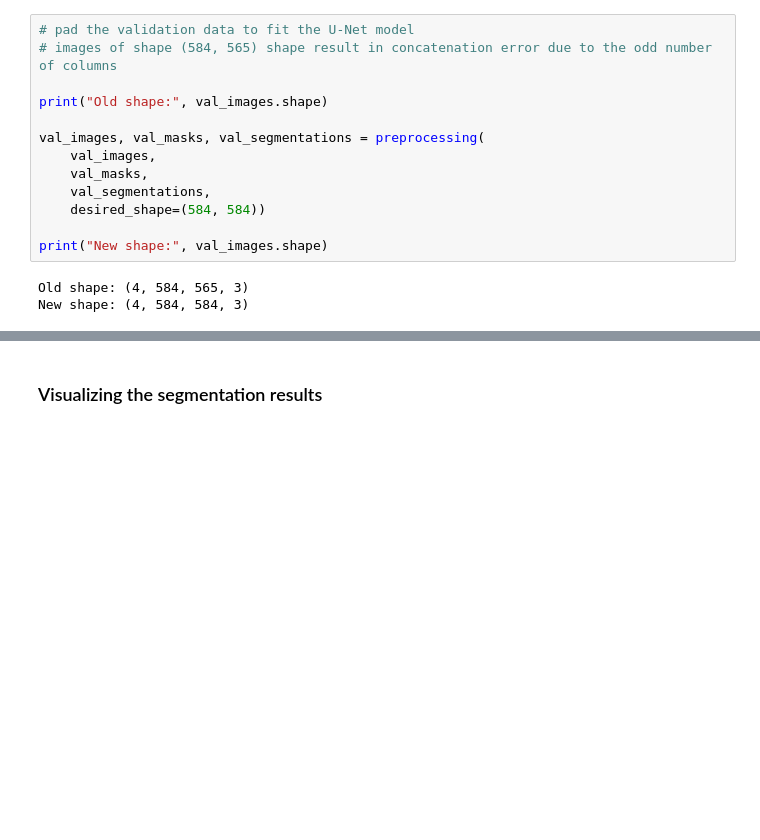
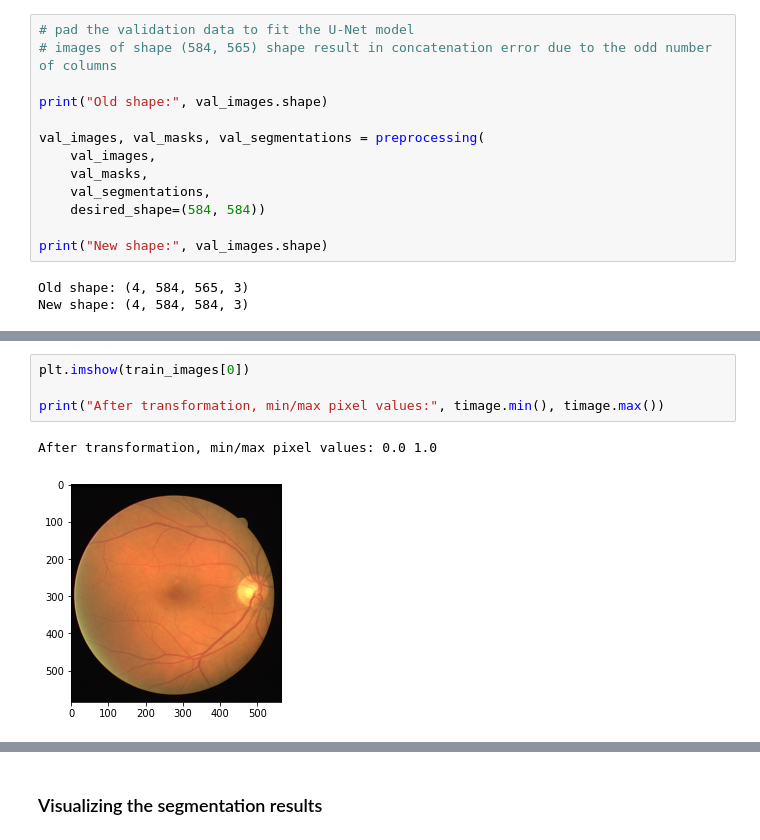
Before and after one commit to Oovian/8dm50-machine-learning, a Jupyter notebook: practicals/week_4.ipynb, the cells around one changed output, grey strips where cells are left out. Cells and saved outputs as stored; diff of their text form; blank space fills up the shorter version.

```diff
--- a/practicals/week_4.ipynb
+++ b/practicals/week_4.ipynb
@@ -245,3 +258,10 @@ New shape: (4, 584, 584, 3)
+# %%
+plt.imshow(train_images[0])
+
+print("After transformation, min/max pixel values:", timage.min(), timage.max())
+# %% [output]
+After transformation, min/max pixel values: 0.0 1.0
+[figure, added]
 # %%
 import os
 from unet_model import unet
```
Also changed, not shown: parts of 7 cells of this notebook, 1 other file.
